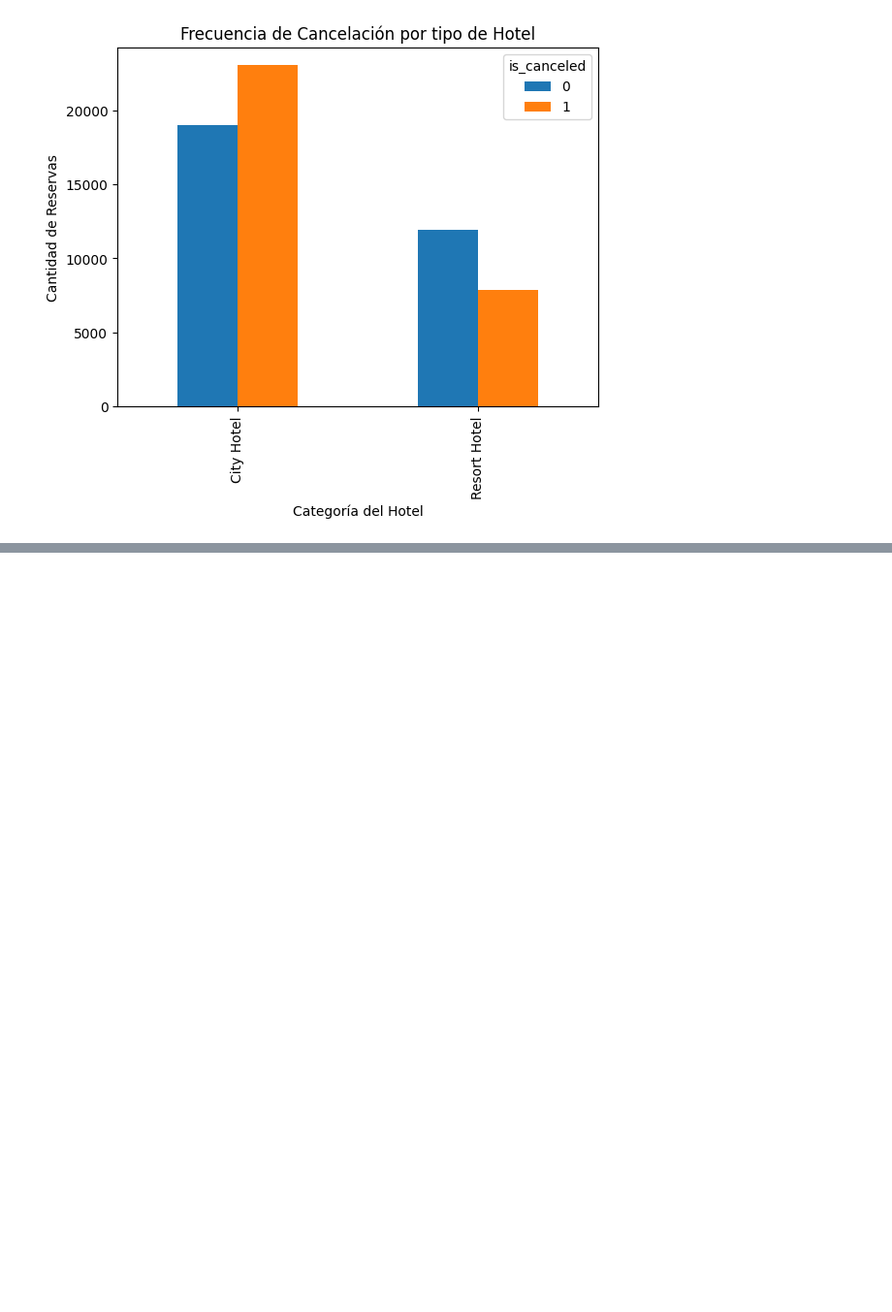
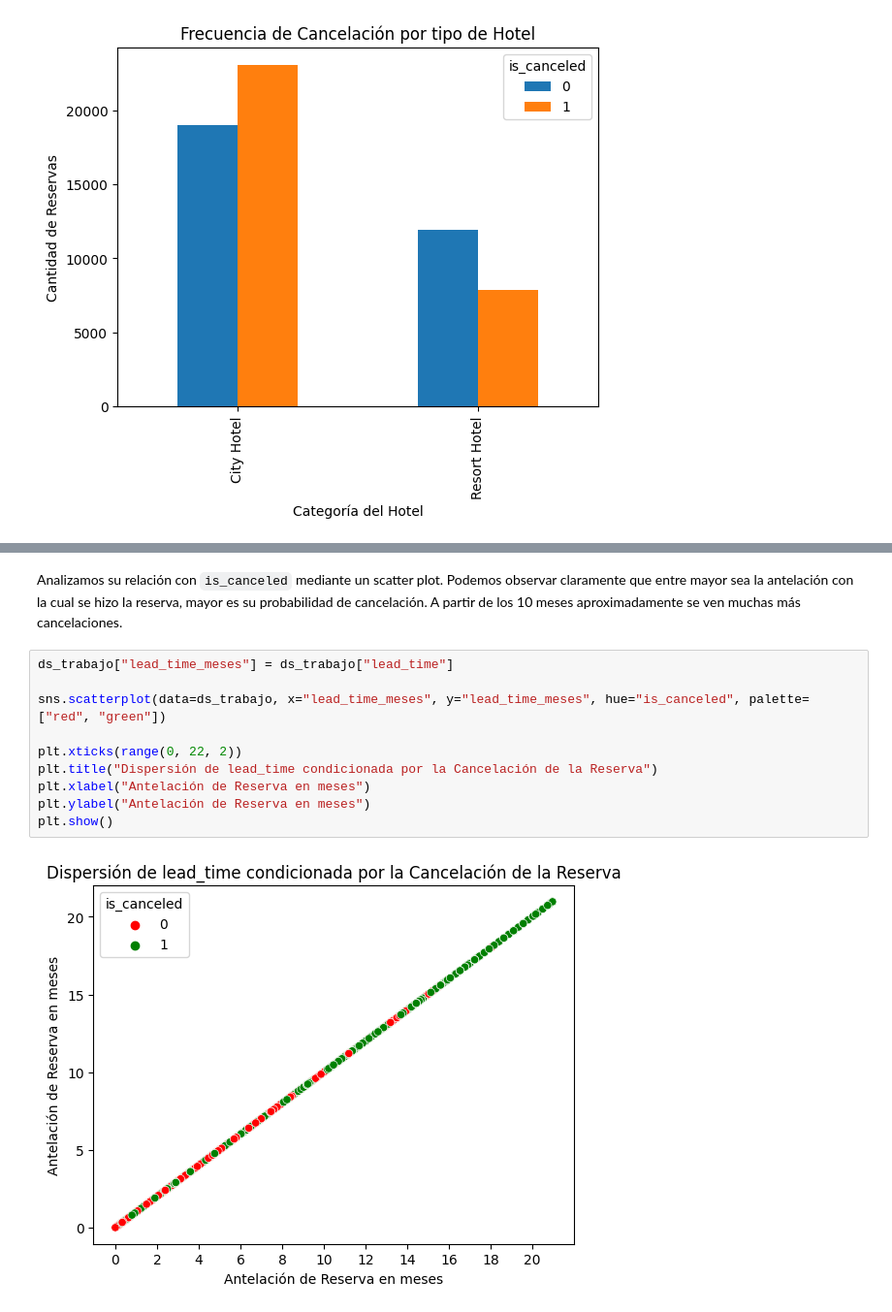
Before and after one commit to mrinkspot/Data-Science-and-Machine-Learning-Projects, a Jupyter notebook: notebook_tp.ipynb, the cells around one changed output, grey strips where cells are left out. Shown: that part at 97% size. Drawn from its saved outputs; the diff is of its cells as text; blank space fills up the shorter version.

```diff
--- a/notebook_tp.ipynb
+++ b/notebook_tp.ipynb
@@ -649,3 +652,17 @@ plt.xticks(range(0, 22, 2))
 plt.show()
 # %% [output]
 [figure]
+# %% [markdown]
+Analizamos su relación con `is_canceled` mediante un scatter plot. Podemos observar claramente que entre mayor sea la antelación con la cual se hizo la reserva, mayor es su probabilidad de cancelación. A partir de los 10 meses aproximadamente se ven muchas más cancelaciones.
+# %%
+ds_trabajo["lead_time_meses"] = ds_trabajo["lead_time"]
+
+sns.scatterplot(data=ds_trabajo, x="lead_time_meses", y="lead_time_meses", hue="is_canceled", palette=["red", "green"])
+
+plt.xticks(range(0, 22, 2))
+plt.title("Dispersión de lead_time condicionada por la Cancelación de la Reserva")
+plt.xlabel("Antelación de Reserva en meses")
+plt.ylabel("Antelación de Reserva en meses")
+plt.show()
+# %% [output]
+[figure, added]
```
Also changed, not shown: parts of 7 cells of this notebook.
